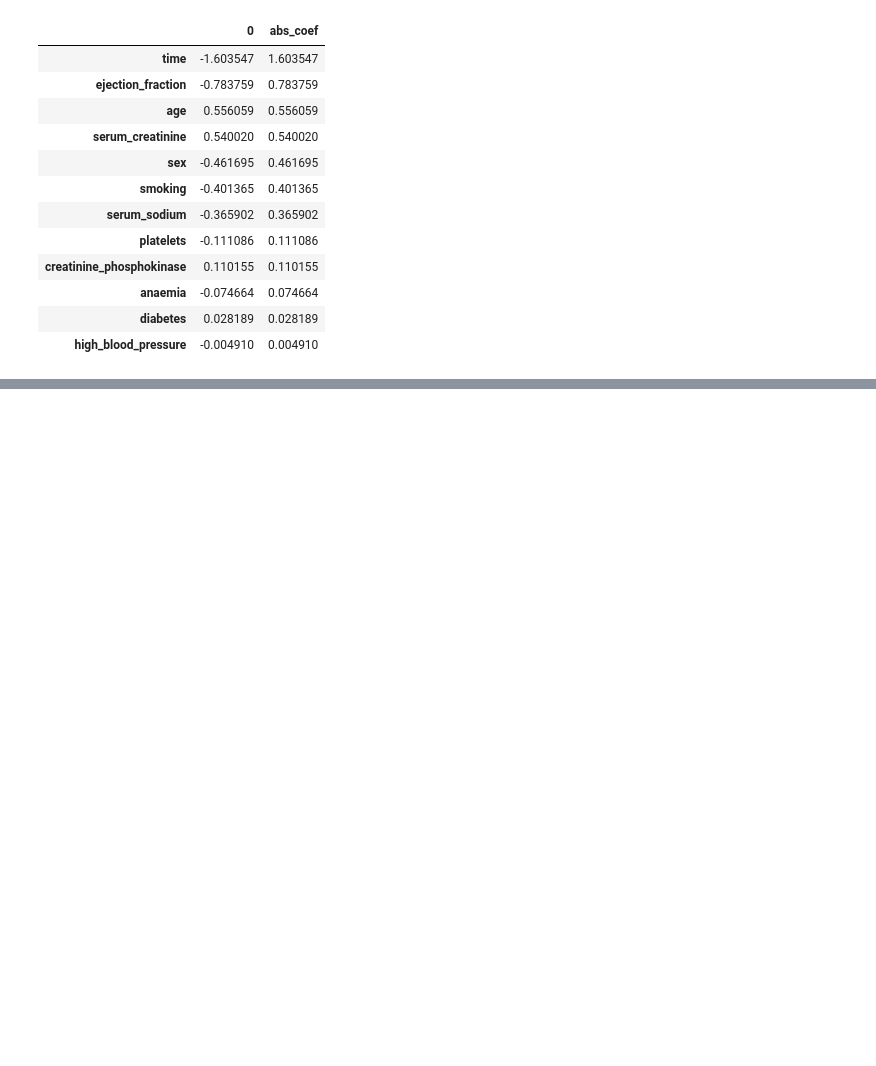
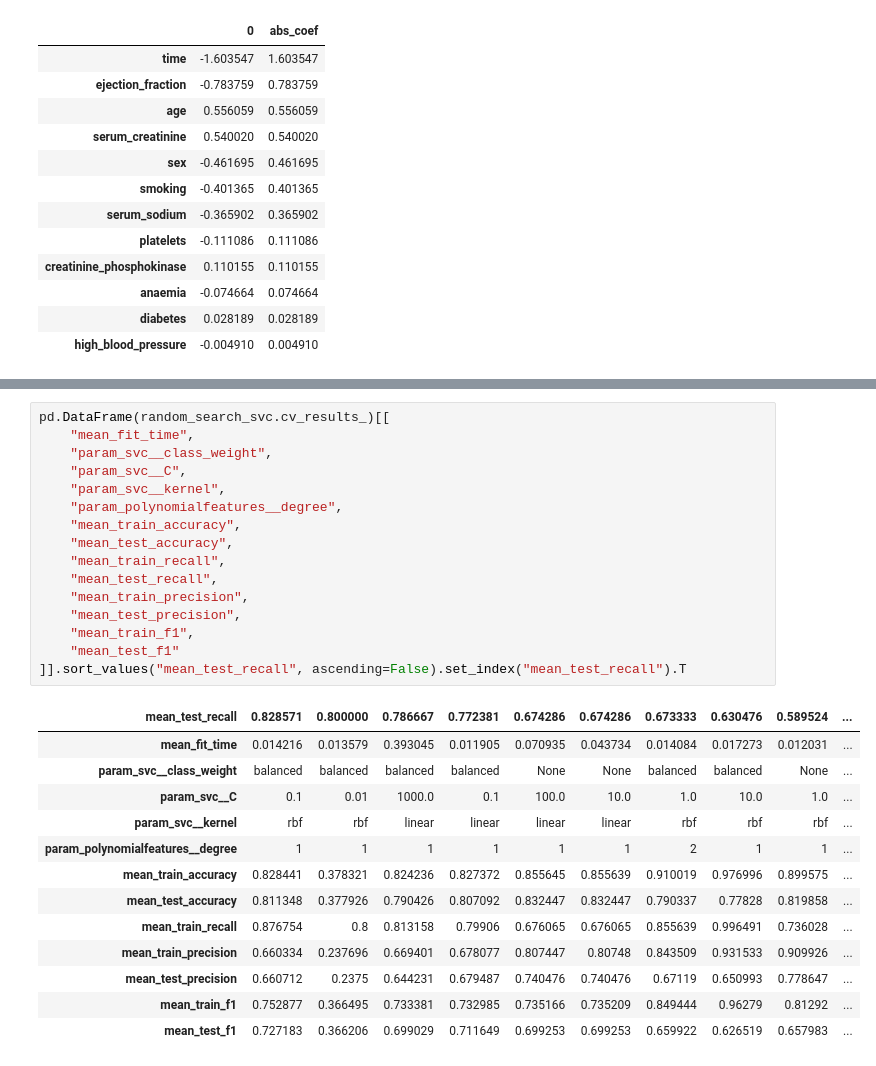
Before and after one commit to utkarshsaboo45/Heart-Failure, a Jupyter notebook: notebooks/model.ipynb, the cells around one changed output, grey strips where cells are left out. Drawn from its saved outputs; the diff is of its cells as text; blank space fills up the shorter version.

```diff
--- a/notebooks/model.ipynb
+++ b/notebooks/model.ipynb
@@ -503,0 +547,30 @@ feat_imp.sort_values("abs_coef", ascending=False)
+# %%
+pd.DataFrame(random_search_svc.cv_results_)[[
+    "mean_fit_time",
+    "param_svc__class_weight",
+    "param_svc__C",
+    "param_svc__kernel",
+    "param_polynomialfeatures__degree",
+    "mean_train_accuracy",
+    "mean_test_accuracy",
+    "mean_train_recall",
+    "mean_test_recall",
+    "mean_train_precision",
+    "mean_test_precision",
+    "mean_train_f1",
+    "mean_test_f1"
+]].sort_values("mean_test_recall", ascending=False).set_index("mean_test_recall").T
+# %% [output]
+| mean_test_recall | 0.828571 | 0.800000 | 0.786667 | 0.772381 | 0.674286 | 0.674286 | 0.673333 | 0.630476 | 0.589524 | ... |
+| mean_fit_time | 0.014216 | 0.013579 | 0.393045 | 0.011905 | 0.070935 | 0.043734 | 0.014084 | 0.017273 | 0.012031 | ... |
+| param_svc__class_weight | balanced | balanced | balanced | balanced | None | None | balanced | balanced | None | ... |
+| param_svc__C | 0.1 | 0.01 | 1000.0 | 0.1 | 100.0 | 10.0 | 1.0 | 10.0 | 1.0 | ... |
+| param_svc__kernel | rbf | rbf | linear | linear | linear | linear | rbf | rbf | rbf | ... |
+| param_polynomialfeatures__degree | 1 | 1 | 1 | 1 | 1 | 1 | 2 | 1 | 1 | ... |
+| mean_train_accuracy | 0.828441 | 0.378321 | 0.824236 | 0.827372 | 0.855645 | 0.855639 | 0.910019 | 0.976996 | 0.899575 | ... |
+| mean_test_accuracy | 0.811348 | 0.377926 | 0.790426 | 0.807092 | 0.832447 | 0.832447 | 0.790337 | 0.77828 | 0.819858 | ... |
+| mean_train_recall | 0.876754 | 0.8 | 0.813158 | 0.79906 | 0.676065 | 0.676065 | 0.855639 | 0.996491 | 0.736028 | ... |
+| mean_train_precision | 0.660334 | 0.237696 | 0.669401 | 0.678077 | 0.807447 | 0.80748 | 0.843509 | 0.931533 | 0.909926 | ... |
+| mean_test_precision | 0.660712 | 0.2375 | 0.644231 | 0.679487 | 0.740476 | 0.740476 | 0.67119 | 0.650993 | 0.778647 | ... |
+| mean_train_f1 | 0.752877 | 0.366495 | 0.733381 | 0.732985 | 0.735166 | 0.735209 | 0.849444 | 0.96279 | 0.81292 | ... |
+| mean_test_f1 | 0.727183 | 0.366206 | 0.699029 | 0.711649 | 0.699253 | 0.699253 | 0.659922 | 0.626519 | 0.657983 | ... |
```
Also changed, not shown: parts of 9 cells of this notebook.
